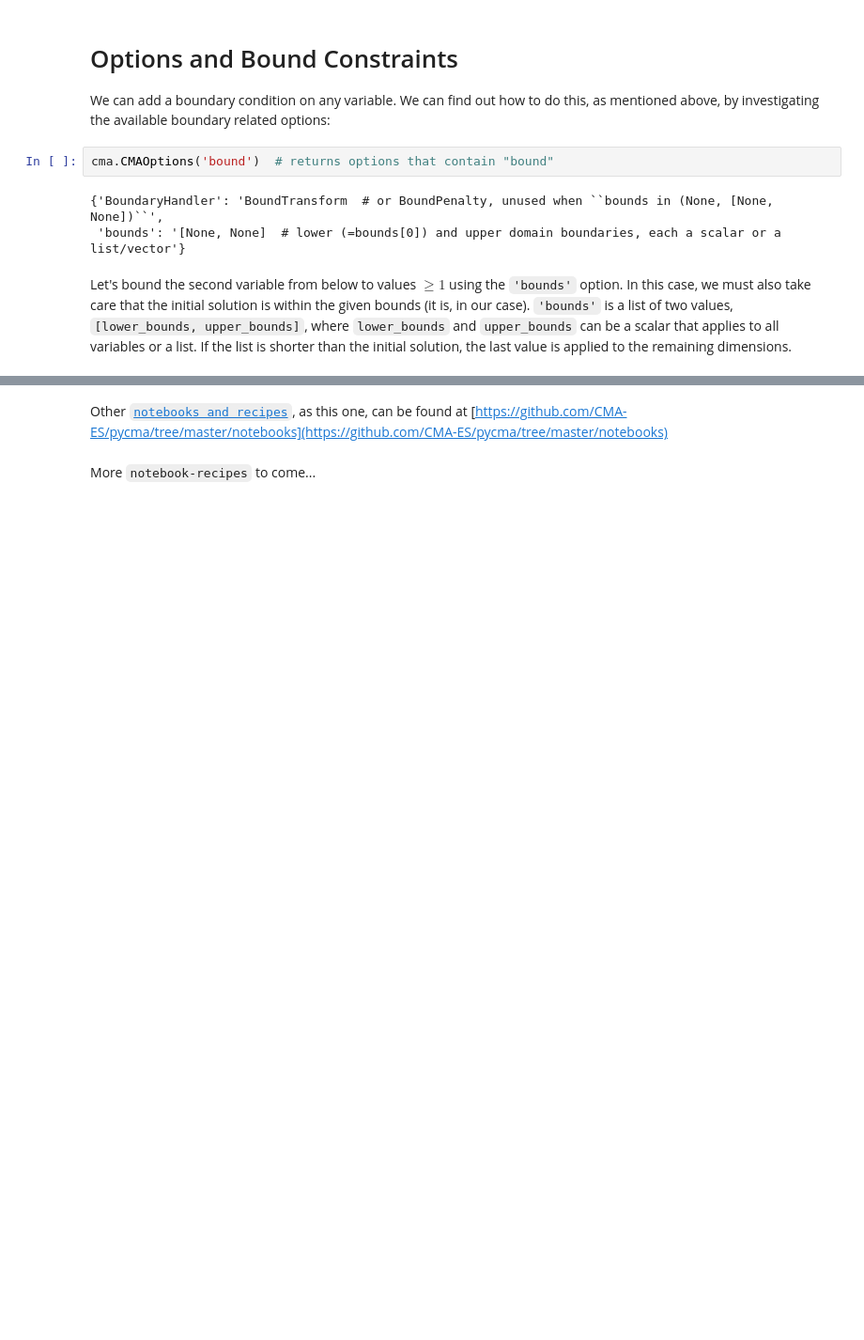
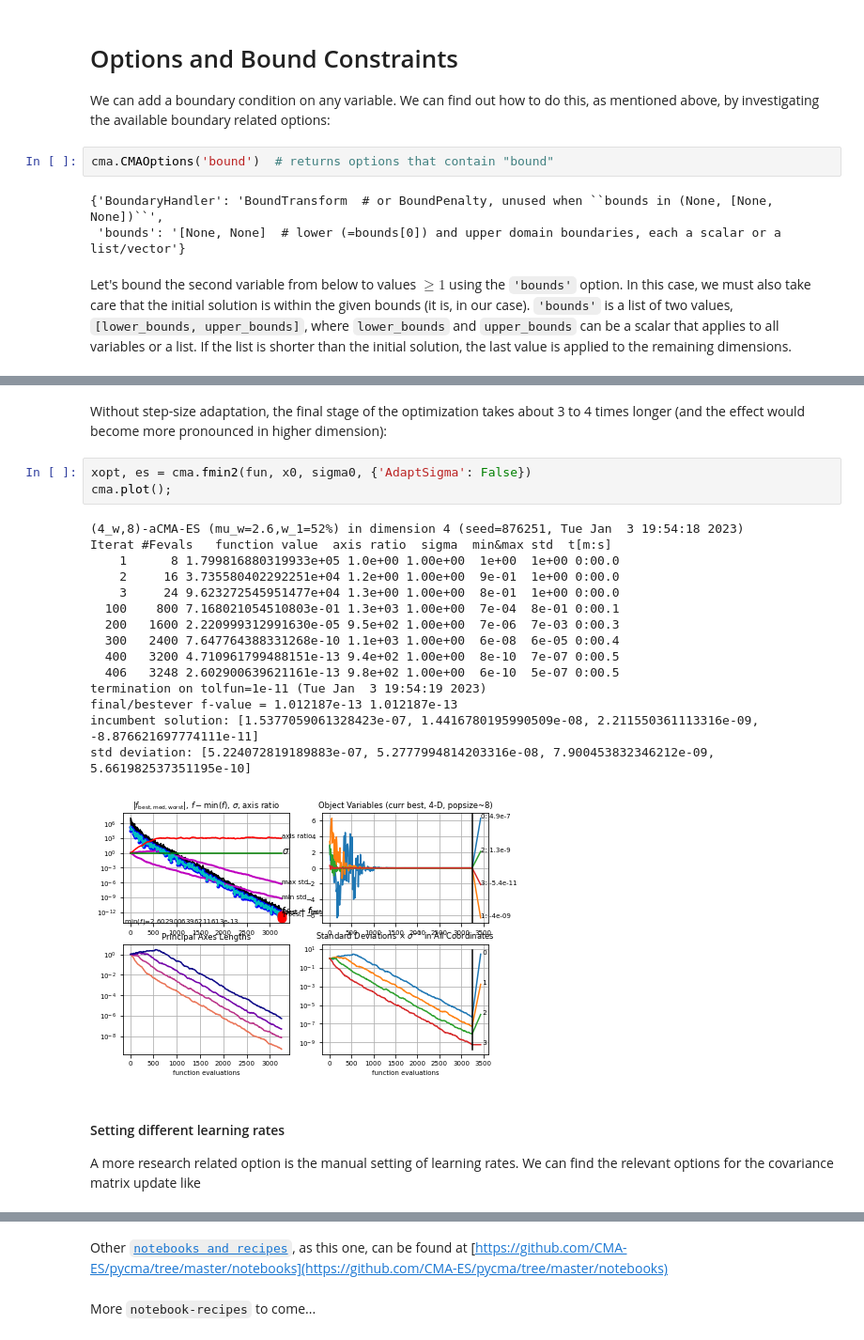
Before and after one commit to CMA-ES/pycma, a Jupyter notebook: notebooks/notebook-usecases-basics.ipynb, the cells around one changed output, grey strips where cells are left out. Shown: that part at 94% size. Drawn from its saved outputs; the diff is of its cells as text; blank space fills up the shorter version.

```diff
--- a/notebooks/notebook-usecases-basics.ipynb
+++ b/notebooks/notebook-usecases-basics.ipynb
@@ -97,0 +170,24 @@ es.plot(xsemilog=True, x_opt=[0, 1] + (len(x0) - 2) * [0]);
+# %% [markdown]
+Without step-size adaptation, the final stage of the optimization takes about 3 to 4 times longer (and the effect would become more pronounced in higher dimension):
+# %%
+xopt, es = cma.fmin2(fun, x0, sigma0, {'AdaptSigma': False})
+cma.plot();
+# %% [output]
+(4_w,8)-aCMA-ES (mu_w=2.6,w_1=52%) in dimension 4 (seed=876251, Tue Jan  3 19:54:18 2023)
+Iterat #Fevals   function value  axis ratio  sigma  min&max std  t[m:s]
+    1      8 1.799816880319933e+05 1.0e+00 1.00e+00  1e+00  1e+00 0:00.0
+    2     16 3.735580402292251e+04 1.2e+00 1.00e+00  9e-01  1e+00 0:00.0
+    3     24 9.623272545951477e+04 1.3e+00 1.00e+00  8e-01  1e+00 0:00.0
+  100    800 7.168021054510803e-01 1.3e+03 1.00e+00  7e-04  8e-01 0:00.1
+  200   1600 2.220999312991630e-05 9.5e+02 1.00e+00  7e-06  7e-03 0:00.3
+  300   2400 7.647764388331268e-10 1.1e+03 1.00e+00  6e-08  6e-05 0:00.4
+  400   3200 4.710961799488151e-13 9.4e+02 1.00e+00  8e-10  7e-07 0:00.5
+  406   3248 2.602900639621161e-13 9.8e+02 1.00e+00  6e-10  5e-07 0:00.5
+termination on tolfun=1e-11 (Tue Jan  3 19:54:19 2023)
+final/bestever f-value = 1.012187e-13 1.012187e-13
+incumbent solution: [1.5377059061328423e-07, 1.4416780195990509e-08, 2.211550361113316e-09, -8.876621697774111e-11]
+std deviation: [5.224072819189883e-07, 5.2777994814203316e-08, 7.900453832346212e-09, 5.661982537351195e-10]
+[figure, added]
+# %% [markdown]
+#### Setting different learning rates
+A more research related option is the manual setting of learning rates. We can find the relevant options for the covariance matrix update like
```
Also changed, not shown: parts of 25 cells of this notebook.
